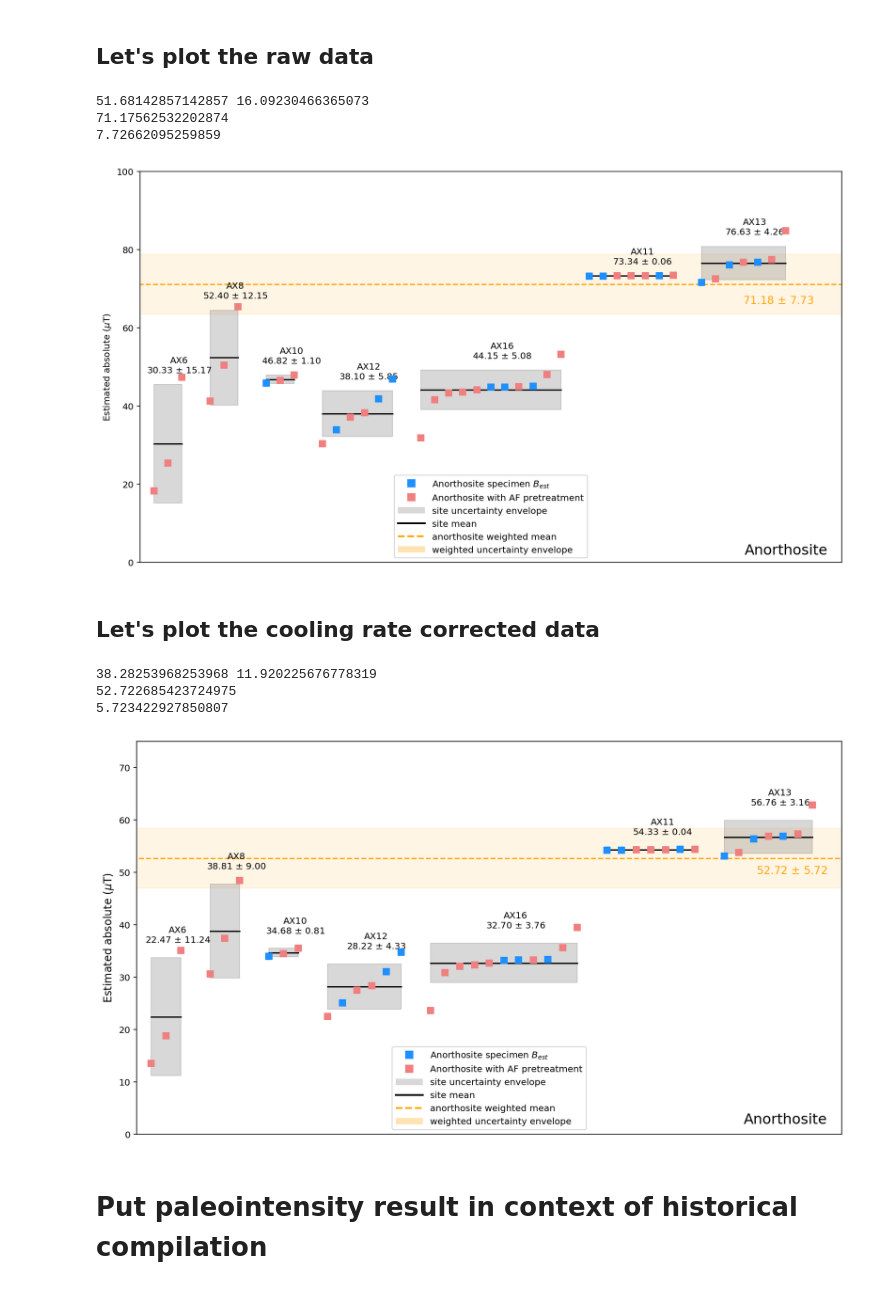
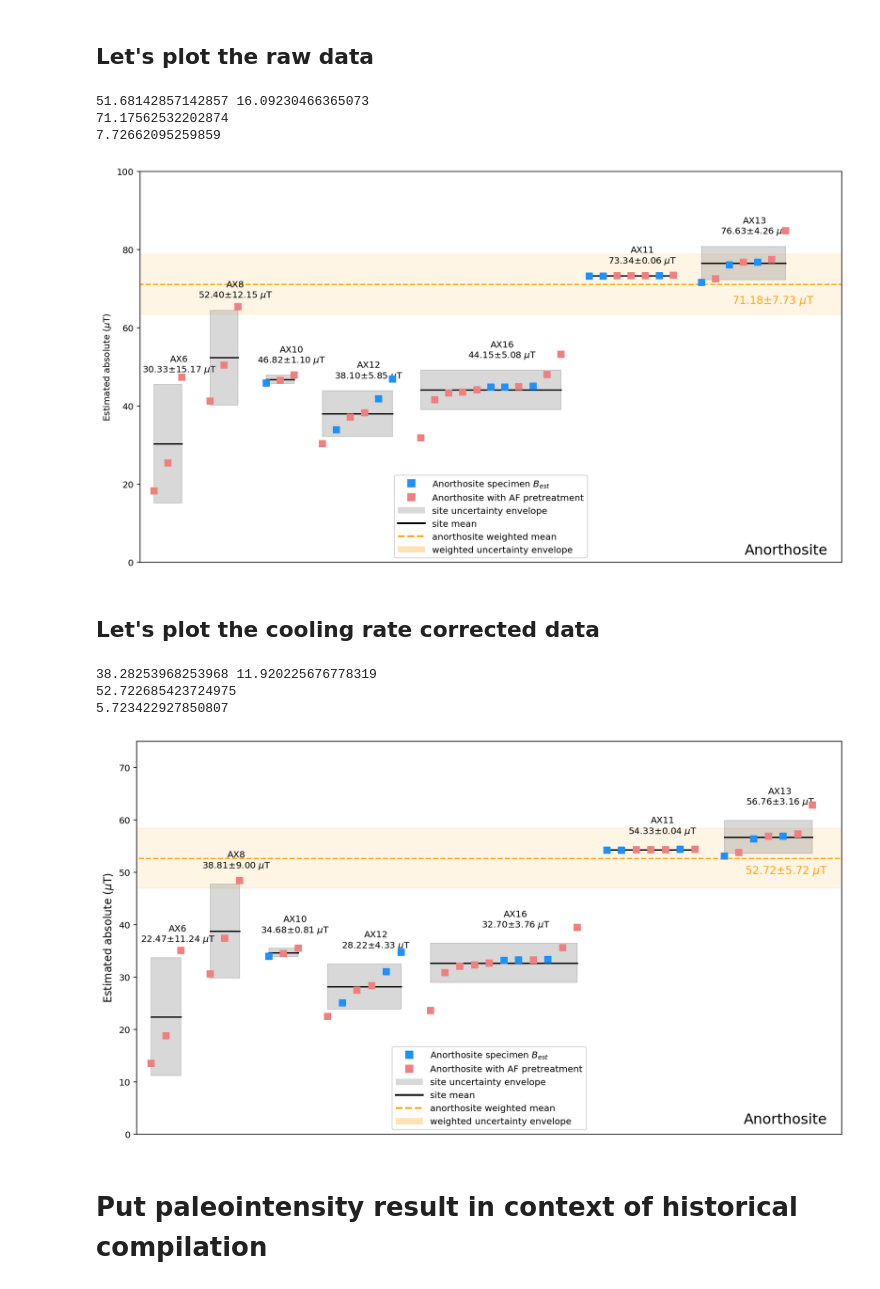
Before and after one commit to Swanson-Hysell-Group/AX_BD_PINT, a Jupyter notebook: code/AX_BD_PINT.ipynb, the cells around one changed output. Saved outputs shown, nothing was run; the diff lists cells and outputs as text; code cells hidden in the pictures.

```diff
--- a/code/AX_BD_PINT.ipynb
+++ b/code/AX_BD_PINT.ipynb
@@ -102,7 +102,7 @@ def plot_PINT(site_list, site_int_n, site_int, site_int_sigma_uT, spec_int_uT, s
         ax.add_patch(rectangle)
 
         ax.text(current_site + site_int_n[i]/2+0.3, site_int[i] + site_int_sigma_uT[i] + 2.5,
-                 site_list[i] + '\n' + '%.2f' % site_int[i] + ' $\pm$ ' + '%.2f' % site_int_sigma_uT[i], size='10',horizontalalignment='center', verticalalignment='bottom', multialignment='center')
+                 site_list[i] + '\n' + '%.2f' % site_int[i] + '$\pm$' + '%.2f' % site_int_sigma_uT[i] +' $\mu$T' , size='10',horizontalalignment='center', verticalalignment='bottom', multialignment='center')
 
         # now lets put in little squares of specimen data into site mean plot
         for j in range(site_int_n[i]):
@@ -382,7 +407,7 @@ for i in range(len(site_list)):
     ax.add_patch(rectangle)
 
     ax.text(current_site + site_int_n[i]/2, site_int[i] + site_int_sigma_uT[i] + 2.5,
-                site_list[i] + '\n' + '%.2f' % site_int[i] + ' $\pm$ ' + '%.2f' % site_int_sigma_uT[i], size='10',horizontalalignment='right', verticalalignment='bottom', multialignment='left')
+                site_list[i] + '\n' + '%.2f' % site_int[i] + '$\pm$' + '%.2f' % site_int_sigma_uT[i] +' $\mu$T', size='10',horizontalalignment='right', verticalalignment='bottom', multialignment='left')
 
 #     # now lets put in little squares of specimen data into site mean plot
 #     for j in range(site_int_n[i]):
@@ -395,7 +420,7 @@ for i in range(len(site_list)):
 
 # labeling grand mean for AX
 if plot_weighted_mean == True:
-    ax.text(len(AX_all_PINT_specimen.specimen_int_uT.tolist())+8, mean-5, '%.2f' % mean + ' $\pm$ ' + '%.2f' % std, color = AX_weighted_mean_color, horizontalalignment='right',fontsize=12)
+    ax.text(len(AX_all_PINT_specimen.specimen_int_uT.tolist())+8, mean-5, '%.2f' % mean + '$\pm$' + '%.2f' % std  + ' $\mu$T', color = AX_weighted_mean_color, horizontalalignment='right',fontsize=12)
     # making legends here
     custom_legends = [Line2D([0], [0], marker='s', color='w', markerfacecolor=AX_spec_color, markersize=10, label='Anorthosite specimen $B_{est}$'),
 #                       Line2D([0], [0], marker='d', color='w', markerfacecolor=BD_spec_color, markersize=10, label='Diabase specimen $B_{est}$'),
@@ -404,35 +429,35 @@ if plot_weighted_mean == True:
                         Patch(facecolor=AX_site_std_color, edgecolor='none', lw = 5, alpha = 0.3, label='site uncertainty envelope'),
                         Line2D([0], [0], color=AX_site_mean_color, lw=2, label = 'site mean'),
                         Line2D([0], [0], color=AX_weighted_mean_color, ls = 'dashed', lw=2, label = 'anorthosite weighted mean'),
                         Patch(facecolor=AX_grand_std_color, edgecolor='none', lw = 5, alpha = 0.3, label= 'weighted uncertainty envelope')]
 else:
-    ax.text(len(AX_all_PINT_specimen.specimen_int_uT.tolist())+7.5, mean-3, '%.2f' % mean + ' $\pm$ ' + '%.2f' % std, color = AX_grand_mean_color, horizontalalignment='right',fontsize=12)
+    ax.text(len(AX_all_PINT_specimen.specimen_int_uT.tolist())+7.5, mean-3, '%.2f' % mean + '$\pm$' + '%.2f' % std + ' $\mu$T' , color = AX_grand_mean_color, horizontalalignment='right',fontsize=12)
     # making legends here
     custom_legends = [Line2D([0], [0], marker='s', color='w', markerfacecolor=AX_spec_color, markersize=10, label='Anorthosite specimen $B_{est}$'),
 #                       Line2D([0], [0], marker='d', color='w', markerfacecolor=BD_spec_color, markersize=10, label='Diabase specimen $B_{est}$'),
                       Line2D([0], [0], marker='s', color='w', markerfacecolor='lightcoral', markersize=10, label='Anorthosite with AF pretreatment'),
 #                       Line2D([0], [0], marker='d', color='w', markerfacecolor='orchid', markersize=10, label='Diabase with AF pretreatment'),
                         Patch(facecolor=AX_site_std_color, edgecolor='none', lw = 5, alpha = 0.3, label='site uncertainty envelope'),
                         Line2D([0], [0], color=AX_site_mean_color, lw=2, label = 'site mean'),
                         Line2D([0], [0], color=AX_grand_mean_color, ls = 'dashed', lw=2, label = 'anorthosite grand mean'),
                         Line2D([0], [0], color=AX_grand_std_color, linestyle = 'dashed', lw=2, alpha = 0.5, label = 'grand uncertainty envelope')]
 
 
 ax.text(len(AX_all_PINT_specimen.specimen_int_uT.tolist())+9, 2, 'Anorthosite', horizontalalignment='right',fontsize=16)
 # ax.text(len(AX_all_PINT_specimen.specimen_int_uT.tolist())+14, 2, 'Diabase', horizontalalignment='right',fontsize=16)
 ax.set_xlim(0, len(AX_all_PINT_specimen.specimen_int_uT.tolist())+10+len(BD_all_PINT_specimen.specimen_int_uT.tolist()))
 ax.set_ylim(0,100)
 ax.set_xticks([])
 ax.set_ylabel('Estimated absolute ($\mu$T)')
 
 plt.legend(handles = custom_legends, loc = 8, handlelength = 3)
 # plt.savefig('code_output/Paleointensity_summary_no_correction.pdf', bbox_inches='tight')
 plt.show(fig)
 # %% [output]
 51.68142857142857 16.09230466365073
 71.17562532202874
 7.72662095259859
-[figure, old version]
+[figure, new version]
 # %% [markdown]
 ## Let's plot the cooling rate corrected data
 # %%
@@ -476,7 +501,7 @@ for i in range(len(site_list)):
 
 # labeling grand mean for AX
 if plot_weighted_mean == True:
-    ax.text(len(AX_all_PINT_specimen.specimen_int_uT.tolist())+7, mean-3, '%.2f' % mean + ' $\pm$ ' + '%.2f' % std, color = AX_weighted_mean_color, horizontalalignment='right',fontsize=12)
+    ax.text(len(AX_all_PINT_specimen.specimen_int_uT.tolist())+7, mean-3, '%.2f' % mean + '$\pm$' + '%.2f' % std +' $\mu$T', color = AX_weighted_mean_color, horizontalalignment='right',fontsize=12)
     # making legends here
     custom_legends = [Line2D([0], [0], marker='s', color='w', markerfacecolor=AX_spec_color, markersize=10, label='Anorthosite specimen $B_{est}$'),
 #                       Line2D([0], [0], marker='d', color='w', markerfacecolor=BD_spec_color, markersize=10, label='Diabase specimen $B_{est}$'),
@@ -487,7 +512,7 @@ if plot_weighted_mean == True:
                         Line2D([0], [0], color=AX_weighted_mean_color, ls = 'dashed', lw=2, label = 'anorthosite weighted mean'),
                         Patch(facecolor=AX_grand_std_color, edgecolor='none', lw = 5, alpha = 0.3, label= 'weighted uncertainty envelope')]
 else:
-    ax.text(len(AX_all_PINT_specimen.specimen_int_uT.tolist())+13.5, mean+1, '%.2f' % mean + ' $\pm$ ' + '%.2f' % std, color = AX_grand_mean_color, horizontalalignment='right',fontsize=12)
+    ax.text(len(AX_all_PINT_specimen.specimen_int_uT.tolist())+13.5, mean+1, '%.2f' % mean + ' $\pm$ ' + '%.2f' % std  +' $\mu$T', color = AX_grand_mean_color, horizontalalignment='right',fontsize=12)
     # making legends here
     custom_legends = [Line2D([0], [0], marker='s', color='w', markerfacecolor=AX_spec_color, markersize=10, label='Anorthosite specimen $B_{est}$'),
 #                       Line2D([0], [0], marker='d', color='w', markerfacecolor=BD_spec_color, markersize=10, label='Diabase specimen $B_{est}$'),
@@ -513,7 +538,7 @@ plt.show(fig)
 38.28253968253968 11.920225676778319
 52.722685423724975
 5.723422927850807
-[figure, old version]
+[figure, new version]
 # %% [markdown]
 # Put paleointensity result in context of historical compilation
 # %% [markdown]
```
Also changed, not shown: parts of 17 cells of this notebook, 13 other files.
